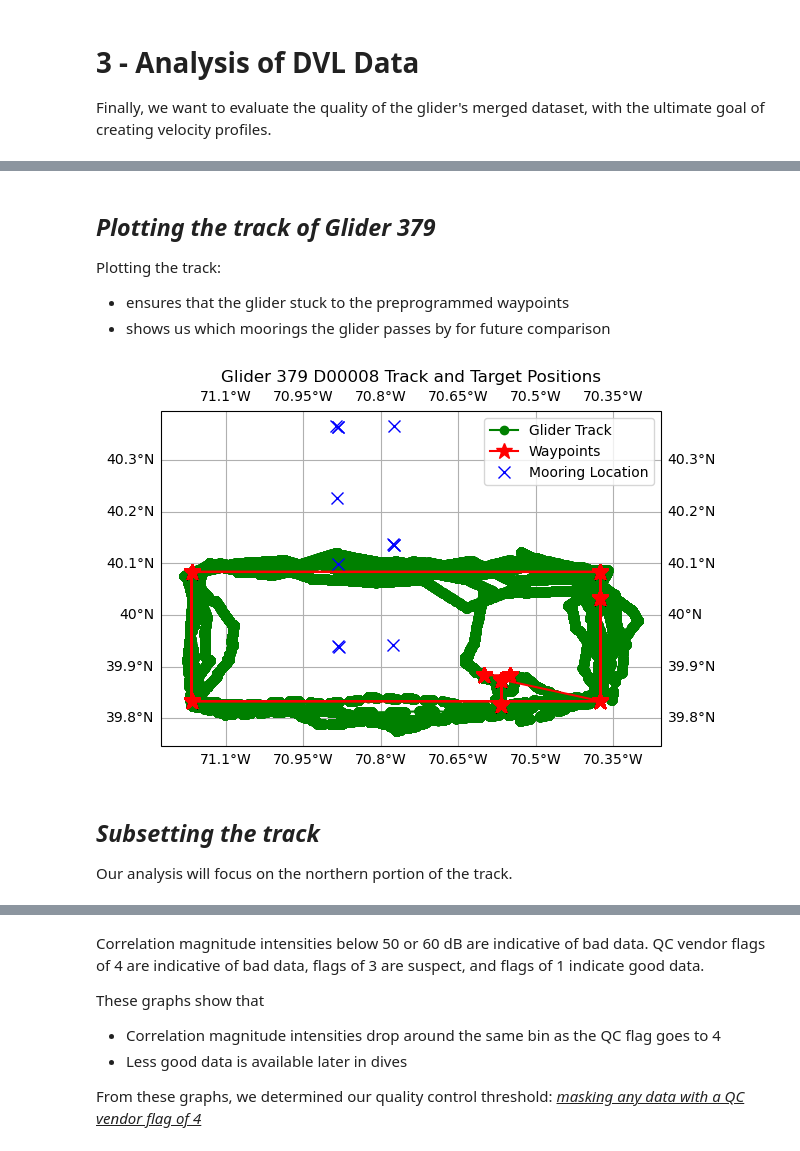
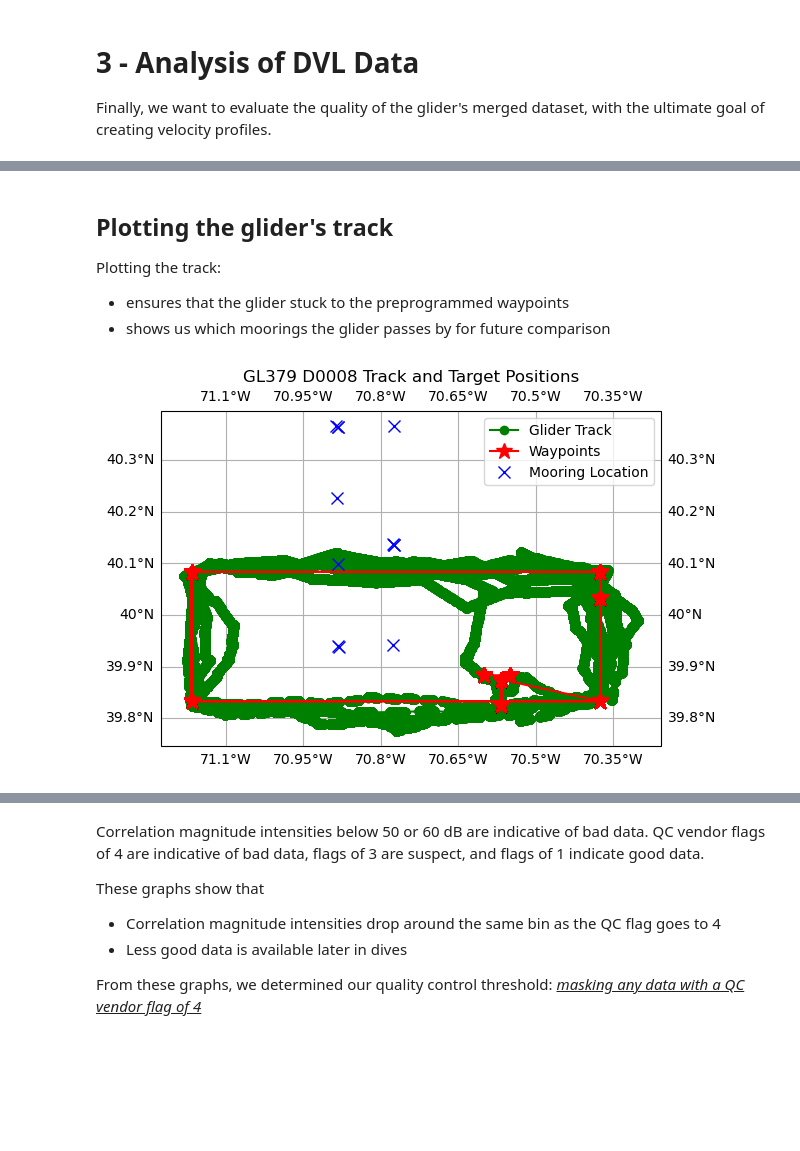
Before and after one commit to WHOIGit/ooicgsn_glider_dvl, a Jupyter notebook: notebooks/3-Data-analysis.ipynb, the cells around one changed output, grey strips where cells are left out. Drawn from its saved outputs; the diff is of its cells as text; code cells hidden in the pictures; blank space fills up the shorter version.

```diff
--- a/notebooks/3-Data-analysis.ipynb
+++ b/notebooks/3-Data-analysis.ipynb
@@ -21,5 +19,5 @@ sh: 1: getfattr: not found
 # %% [markdown]
-## *Plotting the track of Glider 379*
+## Plotting the glider's track
 Plotting the track:
 - ensures that the glider stuck to the preprogrammed waypoints
 - shows us which moorings the glider passes by for future comparison
@@ -36,35 +34,32 @@ waypoint_lon = glider['waypoint_lon']
 filtered_waypoint_lon = waypoint_lon.where(waypoint_lon != 0.0, drop=True)
 waypoint_lat = glider['waypoint_lat']
 filtered_waypoint_lat = waypoint_lat.where(waypoint_lat != 0.0, drop=True)
 
 # Extract glider positions
 track_lon = glider['glider_precise_lon']
 track_lat = glider['glider_precise_lat']
 
 # Get Pioneer NES mooring locations
 pioneer_moorings = moorings[moorings['mooring'].str.startswith('CP0')]
 pioneer_lat = pioneer_moorings['lat']
 pioneer_lon = pioneer_moorings['lon']
 
 # Plot the glider track and waypoints
 fig, ax = plt.subplots(subplot_kw={'projection': ccrs.PlateCarree()})
-ax.set_title('Glider 379 D00008 Track and Target Positions')
+ax.set_title(f"{glider_name.split('-')[-1]} D{dep_str} Track and Target Positions")
 
 ax.coastlines()
 ax.add_feature(cfeature.BORDERS, linestyle=':')
 ax.gridlines(draw_labels=True)
 
 ax.plot(track_lon, track_lat, color='green', marker='o', label='Glider Track', transform=ccrs.PlateCarree())
 ax.plot(filtered_waypoint_lon, filtered_waypoint_lat, color='red', marker='*', markersize=12, label='Waypoints', transform=ccrs.PlateCarree())
 
 # Plot the mooring locations
 ax.plot(pioneer_lon, pioneer_lat, marker='x', markersize = 8, linestyle='None', color='blue', label='Mooring Location', transform=ccrs.PlateCarree())
 
 ax.legend()
 plt.tight_layout()
 plt.show()
 # %% [output]
-[figure, old version]
+[figure, new version]
-# %% [markdown]
-## *Subsetting the track*
-Our analysis will focus on the northern portion of the track.
```
Also changed, not shown: parts of 22 cells of this notebook, 6 other files.
